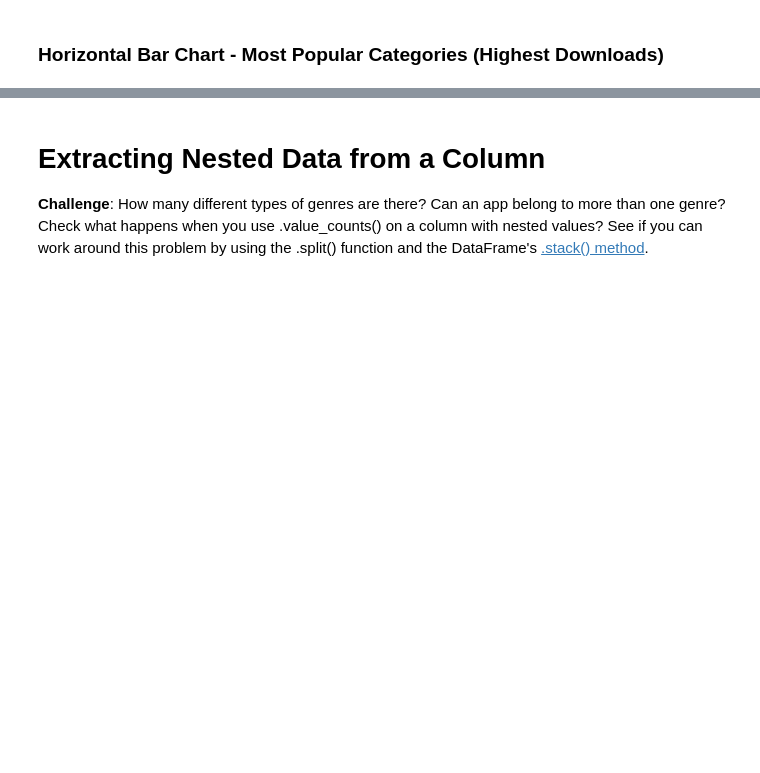
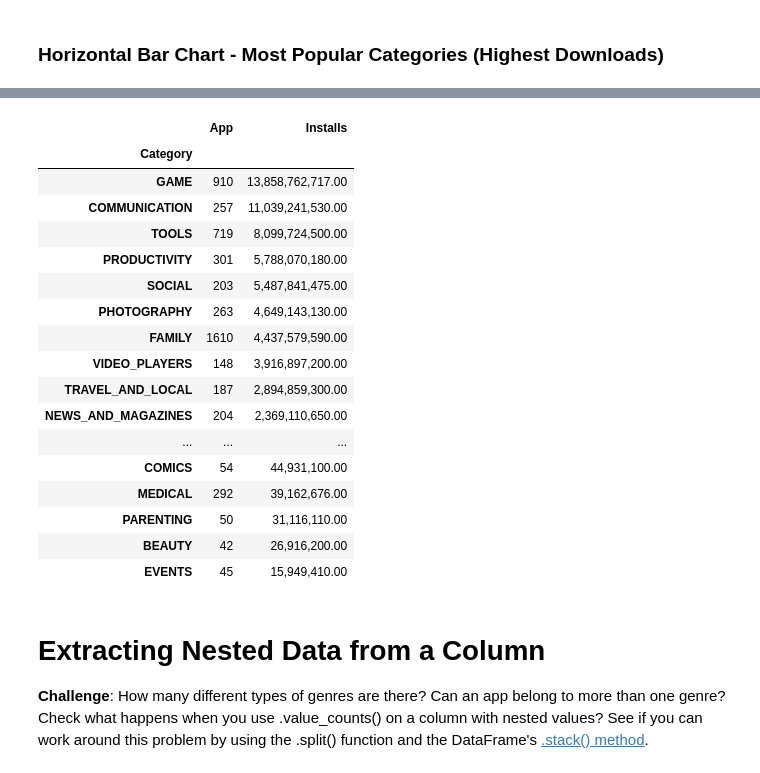
Before and after one commit to erfaw/elasti_py, a Jupyter notebook: Day076-erf/Google Play Store App Analytics (start).ipynb, the cells around one changed output, grey strips where cells are left out. Cells and saved outputs as stored; diff of their text form; code cells hidden in the pictures; blank space fills up the shorter version.

```diff
--- a/Day076-erf/Google Play Store App Analytics (start).ipynb
+++ b/Day076-erf/Google Play Store App Analytics (start).ipynb
@@ -463,3 +446,25 @@ h_bar.show()
 <img src=https://imgur.com/cHsqh6a.png>
 
 *Hint*: Use the size, hover_name and color parameters in .scatter(). To scale the yaxis, call .update_layout() and specify that the yaxis should be on a log-scale like so: yaxis=dict(type='log')
+# %%
+categorised_agg_data = df_apps_cleaned.groupby('Category').agg({'App': 'count', 'Installs': 'sum'}).sort_values('Installs', ascending= False)
+categorised_agg_data
+# %% [output]
+|  | App | Installs |
+| Category |  |  |
+| GAME | 910 | 13,858,762,717.00 |
+| COMMUNICATION | 257 | 11,039,241,530.00 |
+| TOOLS | 719 | 8,099,724,500.00 |
+| PRODUCTIVITY | 301 | 5,788,070,180.00 |
+| SOCIAL | 203 | 5,487,841,475.00 |
+| PHOTOGRAPHY | 263 | 4,649,143,130.00 |
+| FAMILY | 1610 | 4,437,579,590.00 |
+| VIDEO_PLAYERS | 148 | 3,916,897,200.00 |
+| TRAVEL_AND_LOCAL | 187 | 2,894,859,300.00 |
+| NEWS_AND_MAGAZINES | 204 | 2,369,110,650.00 |
+| ... | ... | ... |
+| COMICS | 54 | 44,931,100.00 |
+| MEDICAL | 292 | 39,162,676.00 |
+| PARENTING | 50 | 31,116,110.00 |
+| BEAUTY | 42 | 26,916,200.00 |
+| EVENTS | 45 | 15,949,410.00 |
```
Also changed, not shown: parts of 7 cells of this notebook.
